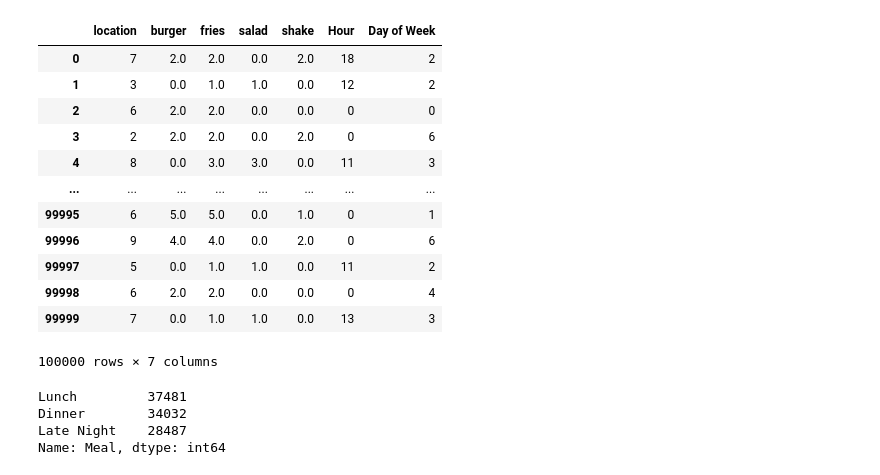
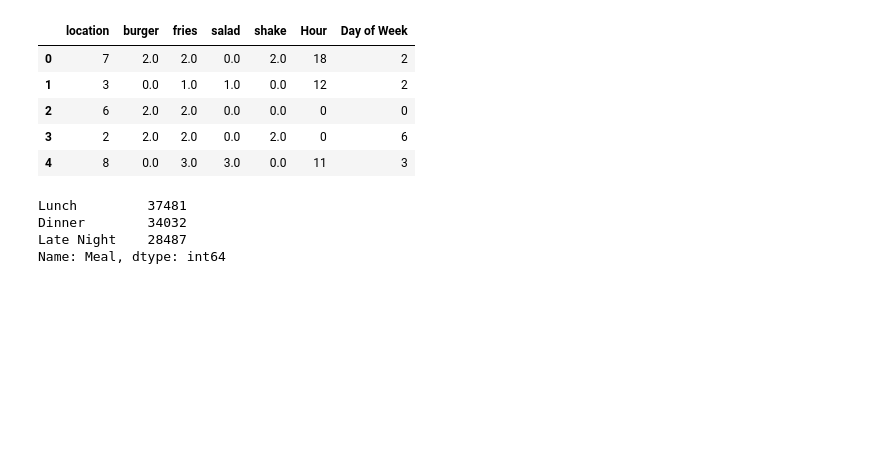
Before and after one commit to MilkytraceYTH/Customer_Sgementation, a Jupyter notebook: 2. Customer Segmentation.ipynb, the cells around one changed output. Drawn from its saved outputs; the diff is of its cells as text; code cells hidden in the pictures; blank space fills up the shorter version.

```diff
--- a/2. Customer Segmentation.ipynb
+++ b/2. Customer Segmentation.ipynb
@@ -66,18 +73,12 @@ merged['Day of Week'] = merged['order_timestamp'].dt.dayofweek
 merged.drop(['ticket_id','order_timestamp','lat','long'],axis=1,inplace=True)
-# %%
-merged
-# %% [output]
-|  | location | burger | fries | salad | shake | Hour | Day of Week |
-| 0 | 7 | 2.0 | 2.0 | 0.0 | 2.0 | 18 | 2 |
-| 1 | 3 | 0.0 | 1.0 | 1.0 | 0.0 | 12 | 2 |
-| 2 | 6 | 2.0 | 2.0 | 0.0 | 0.0 | 0 | 0 |
-| 3 | 2 | 2.0 | 2.0 | 0.0 | 2.0 | 0 | 6 |
-| 4 | 8 | 0.0 | 3.0 | 3.0 | 0.0 | 11 | 3 |
-| ... | ... | ... | ... | ... | ... | ... | ... |
-| 99995 | 6 | 5.0 | 5.0 | 0.0 | 1.0 | 0 | 1 |
-| 99996 | 9 | 4.0 | 4.0 | 0.0 | 2.0 | 0 | 6 |
-| 99997 | 5 | 0.0 | 1.0 | 1.0 | 0.0 | 11 | 2 |
-| 99998 | 6 | 2.0 | 2.0 | 0.0 | 0.0 | 0 | 4 |
-| 99999 | 7 | 0.0 | 1.0 | 1.0 | 0.0 | 13 | 3 |
-100000 rows × 7 columns
+# %%
+# inspect again
+merged.head()
+# %% [output]
+|  | location | burger | fries | salad | shake | Hour | Day of Week |
+| 0 | 7 | 2.0 | 2.0 | 0.0 | 2.0 | 18 | 2 |
+| 1 | 3 | 0.0 | 1.0 | 1.0 | 0.0 | 12 | 2 |
+| 2 | 6 | 2.0 | 2.0 | 0.0 | 0.0 | 0 | 0 |
+| 3 | 2 | 2.0 | 2.0 | 0.0 | 2.0 | 0 | 6 |
+| 4 | 8 | 0.0 | 3.0 | 3.0 | 0.0 | 11 | 3 |
 # %%
```
Also changed, not shown: parts of 47 cells of this notebook.
